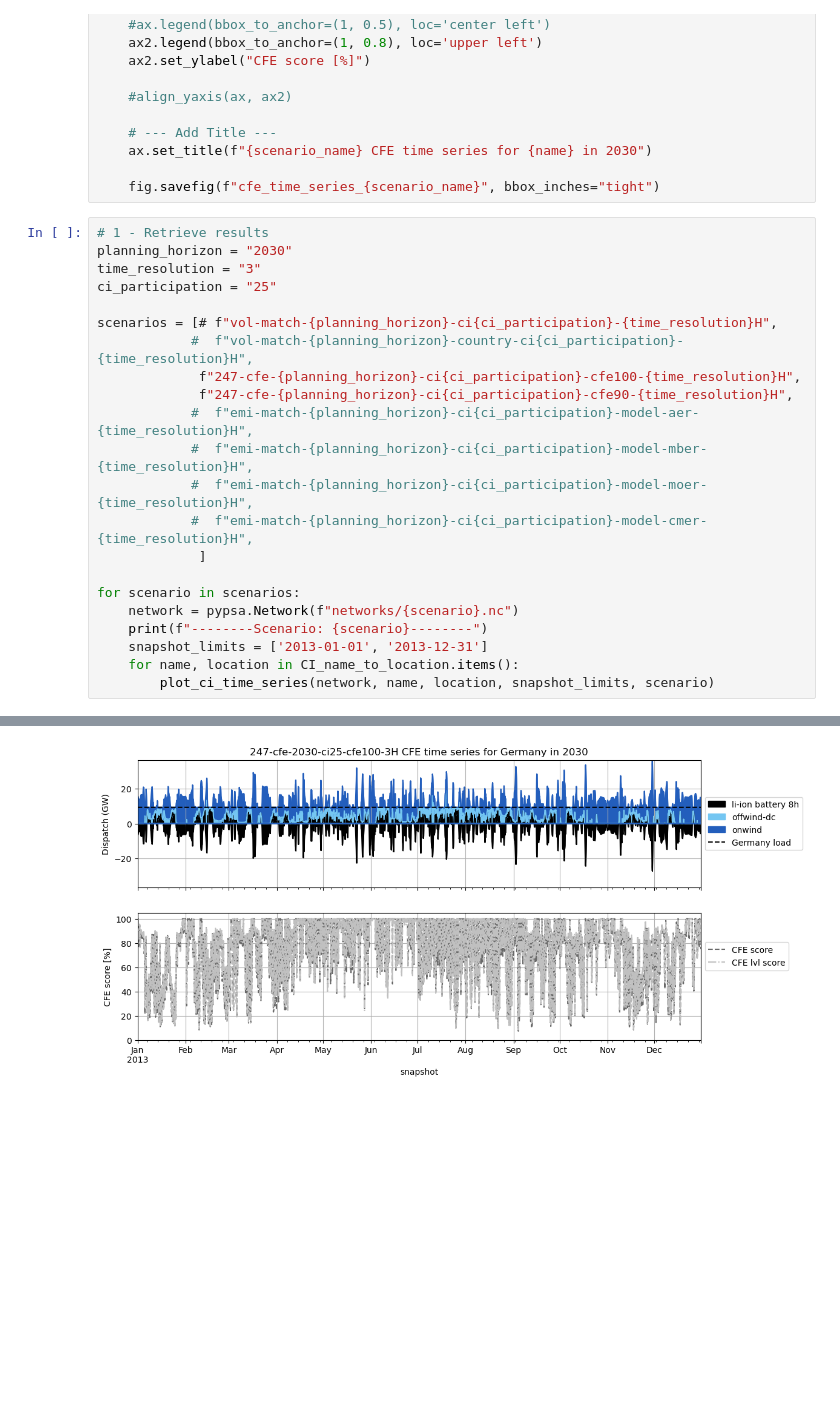
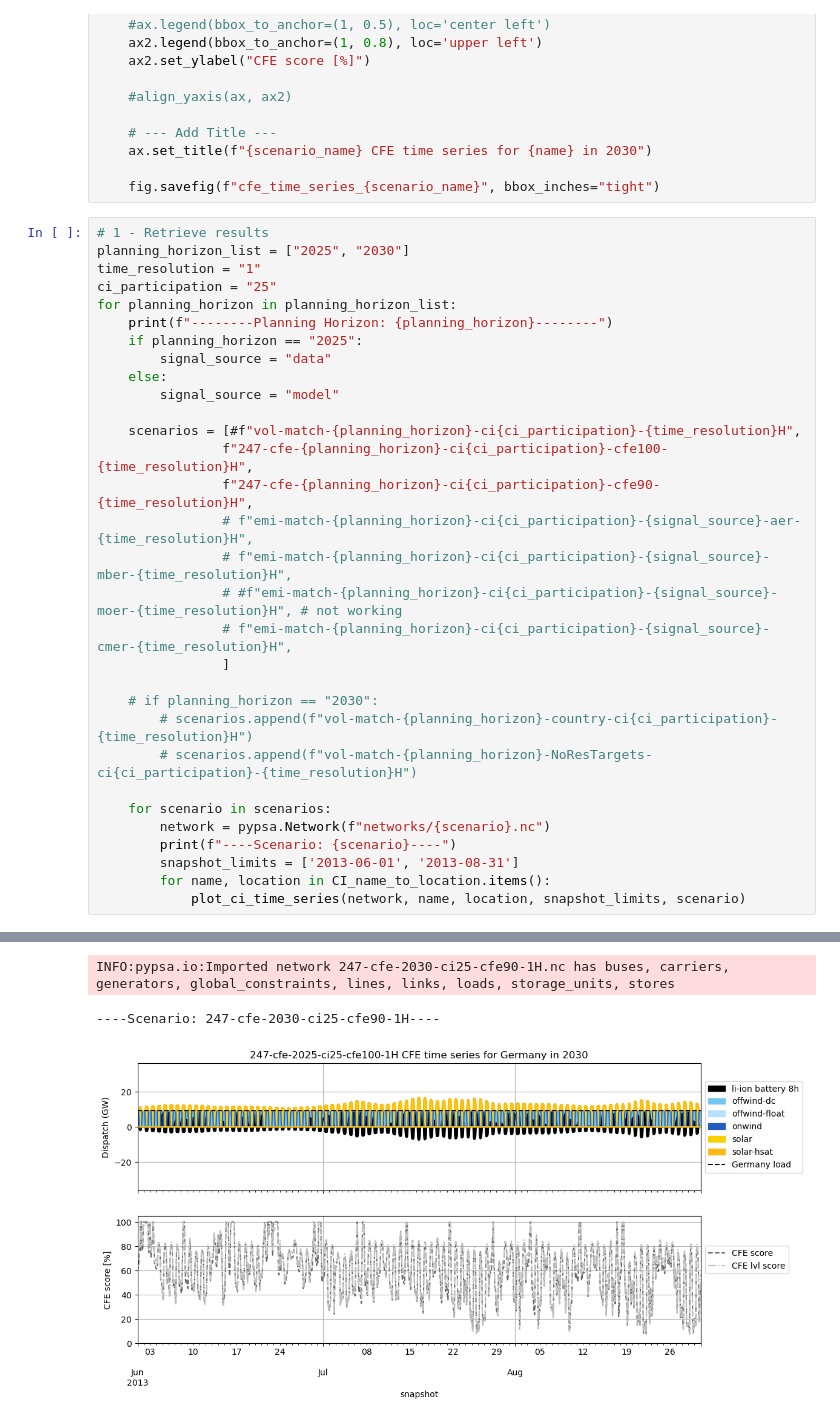
Before and after one commit to open-energy-transition/procurement-metastudy, a Jupyter notebook: notebooks/CI-time-series.ipynb, the cells around one changed output, grey strips where cells are left out. Cells and saved outputs as stored; diff of their text form; blank space fills up the shorter version.

```diff
--- a/notebooks/CI-time-series.ipynb
+++ b/notebooks/CI-time-series.ipynb
@@ -152,24 +152,33 @@ def plot_ci_time_series(n, name, location, snapshot_limits, scenario_name):
     fig.savefig(f"cfe_time_series_{scenario_name}", bbox_inches="tight")
 # %%
 # 1 - Retrieve results
-planning_horizon = "2030"
-time_resolution = "3"
+planning_horizon_list = ["2025", "2030"]
+time_resolution = "1"
 ci_participation = "25"
+for planning_horizon in planning_horizon_list:
+    print(f"--------Planning Horizon: {planning_horizon}--------")
+    if planning_horizon == "2025":
+        signal_source = "data"
+    else:
+        signal_source = "model"
 
-scenarios = [# f"vol-match-{planning_horizon}-ci{ci_participation}-{time_resolution}H",
-            #  f"vol-match-{planning_horizon}-country-ci{ci_participation}-{time_resolution}H",
-             f"247-cfe-{planning_horizon}-ci{ci_participation}-cfe100-{time_resolution}H",
-             f"247-cfe-{planning_horizon}-ci{ci_participation}-cfe90-{time_resolution}H",
-            #  f"emi-match-{planning_horizon}-ci{ci_participation}-model-aer-{time_resolution}H",
-            #  f"emi-match-{planning_horizon}-ci{ci_participation}-model-mber-{time_resolution}H",
-            #  f"emi-match-{planning_horizon}-ci{ci_participation}-model-moer-{time_resolution}H",
-            #  f"emi-match-{planning_horizon}-ci{ci_participation}-model-cmer-{time_resolution}H",
-             ]
+    scenarios = [#f"vol-match-{planning_horizon}-ci{ci_participation}-{time_resolution}H",
+                f"247-cfe-{planning_horizon}-ci{ci_participation}-cfe100-{time_resolution}H",
+                f"247-cfe-{planning_horizon}-ci{ci_participation}-cfe90-{time_resolution}H",
+                # f"emi-match-{planning_horizon}-ci{ci_participation}-{signal_source}-aer-{time_resolution}H",
+                # f"emi-match-{planning_horizon}-ci{ci_participation}-{signal_source}-mber-{time_resolution}H",
+                # #f"emi-match-{planning_horizon}-ci{ci_participation}-{signal_source}-moer-{time_resolution}H", # not working
+                # f"emi-match-{planning_horizon}-ci{ci_participation}-{signal_source}-cmer-{time_resolution}H",
+                ]
 
-for scenario in scenarios:
-    network = pypsa.Network(f"networks/{scenario}.nc")
-    print(f"--------Scenario: {scenario}--------")
-    snapshot_limits = ['2013-01-01', '2013-12-31']
-    for name, location in CI_name_to_location.items():
-        plot_ci_time_series(network, name, location, snapshot_limits, scenario)
+    # if planning_horizon == "2030":
+        # scenarios.append(f"vol-match-{planning_horizon}-country-ci{ci_participation}-{time_resolution}H")
+        # scenarios.append(f"vol-match-{planning_horizon}-NoResTargets-ci{ci_participation}-{time_resolution}H")
+
+    for scenario in scenarios:
+        network = pypsa.Network(f"networks/{scenario}.nc")
+        print(f"----Scenario: {scenario}----")
+        snapshot_limits = ['2013-06-01', '2013-08-31']
+        for name, location in CI_name_to_location.items():
+            plot_ci_time_series(network, name, location, snapshot_limits, scenario)
 # %% [output]
@@ -180 +193,3 @@ INFO:pypsa.io:Imported network 247-cfe-2030-ci25-cfe90-3H.nc has buses, carriers
+INFO:pypsa.io:Imported network 247-cfe-2030-ci25-cfe90-1H.nc has buses, carriers, generators, global_constraints, lines, links, loads, storage_units, stores
+----Scenario: 247-cfe-2030-ci25-cfe90-1H----
-[figure, old version]
+[figure, new version]
```
Also changed, not shown: parts of 1 cell of this notebook, 2 other files.
